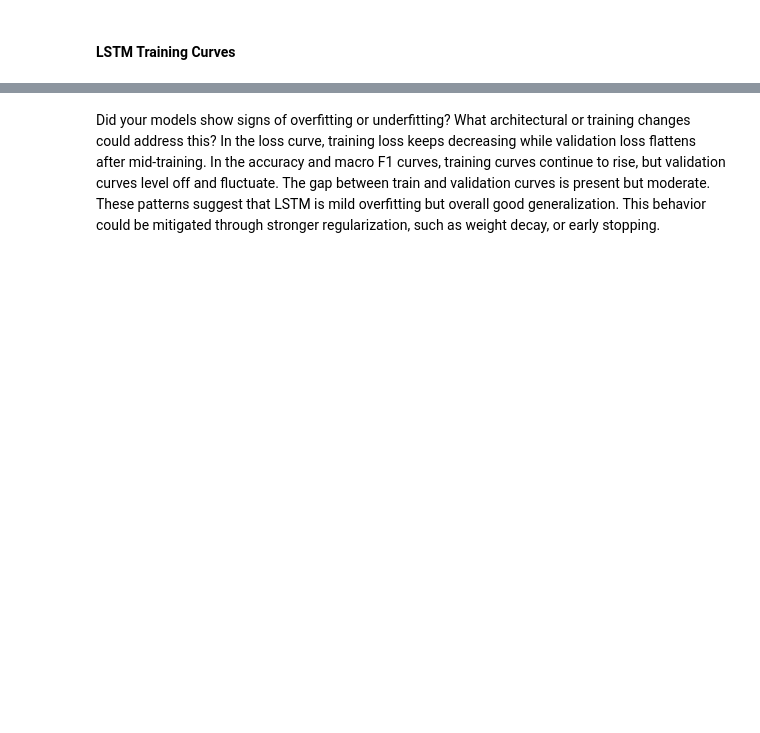
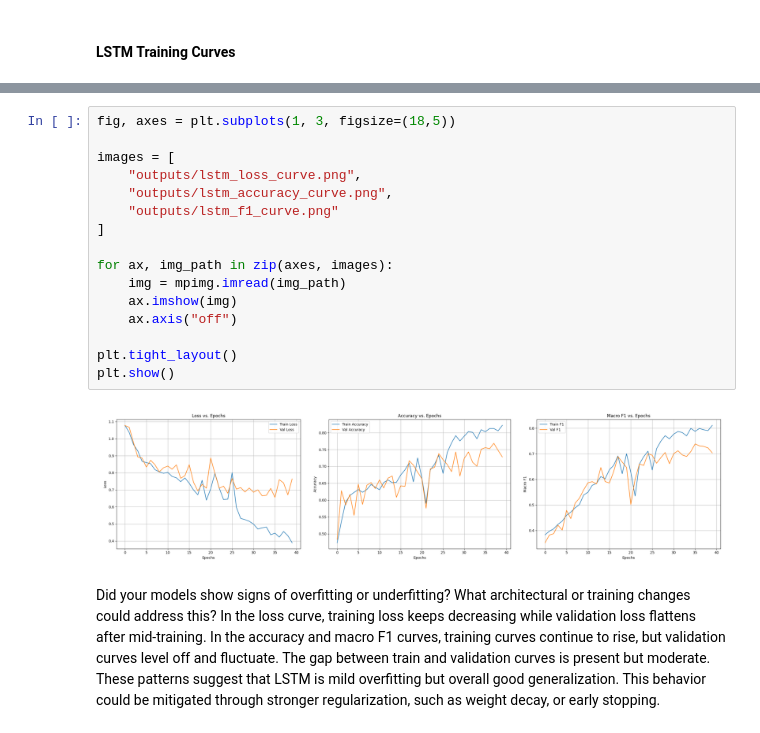
Before and after one commit to TianhaoZhao-9/stat359, a Jupyter notebook: student/Assignment_3/open_questions.ipynb, the cells around one changed output, grey strips where cells are left out. Drawn from its saved outputs; the diff is of its cells as text; blank space fills up the shorter version.

```diff
--- a/student/Assignment_3/open_questions.ipynb
+++ b/student/Assignment_3/open_questions.ipynb
@@ -29,3 +23,21 @@ display(Image(filename="outputs/lstm_f1_curve.png"))
+# %%
+fig, axes = plt.subplots(1, 3, figsize=(18,5))
+
+images = [
+    "outputs/lstm_loss_curve.png",
+    "outputs/lstm_accuracy_curve.png",
+    "outputs/lstm_f1_curve.png"
+]
+
+for ax, img_path in zip(axes, images):
+    img = mpimg.imread(img_path)
+    ax.imshow(img)
+    ax.axis("off")
+
+plt.tight_layout()
+plt.show()
+# %% [output]
+[figure, added]
 # %% [markdown]
 Did your models show signs of overfitting or underfitting?  What architectural or training changes could address this?
 In the loss curve, training loss keeps decreasing while validation loss flattens after mid-training. In the accuracy and macro F1 curves, training curves continue to rise, but validation curves level off and fluctuate. The gap between train and validation curves is present but moderate. These patterns suggest that LSTM is mild overfitting but overall good generalization. This behavior could be mitigated through stronger regularization, such as weight decay, or early stopping.
```
Also changed, not shown: parts of 10 cells of this notebook, 1 other file.
